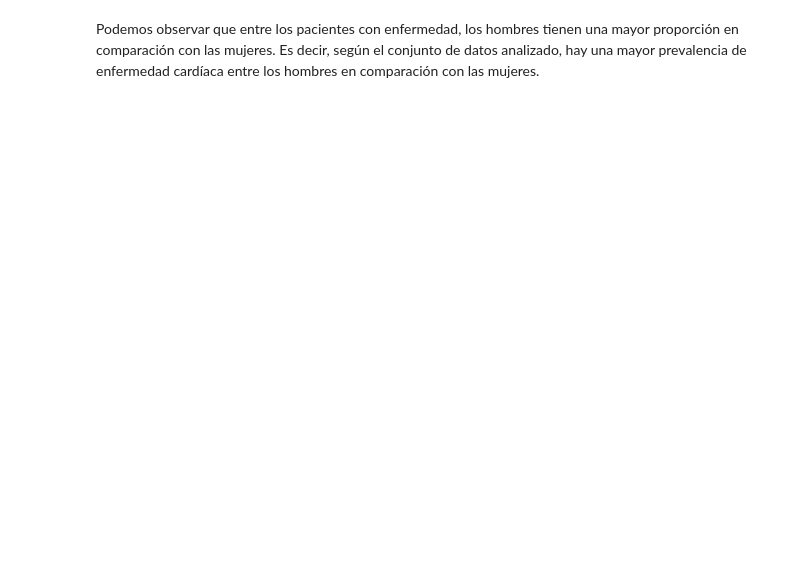
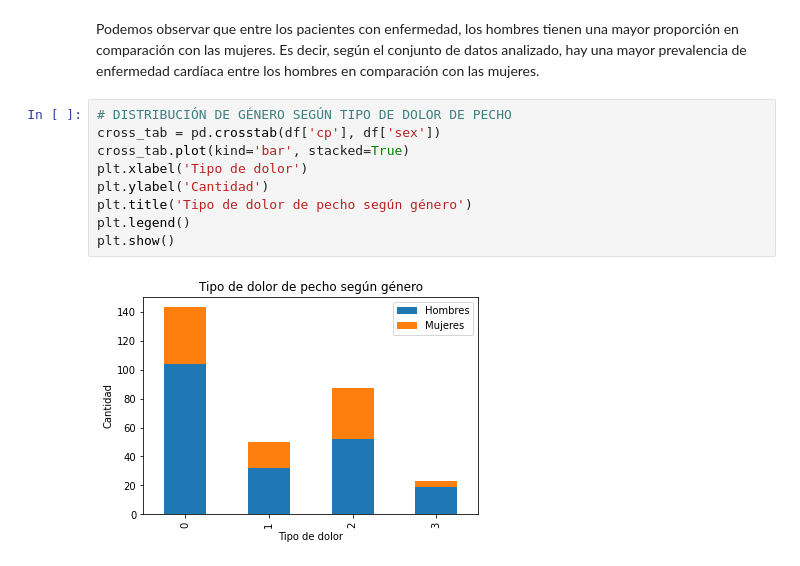
Before and after one commit to MaxiCastello/Grupo-8-PDD-ISPC, a Jupyter notebook: test.ipynb, the cells around one changed output. Drawn from its saved outputs; the diff is of its cells as text; blank space fills up the shorter version.

Commit message:
Distrib edades y dolor de pecho según genero

```diff
--- a/test.ipynb
+++ b/test.ipynb
@@ -147,3 +152,14 @@ plt.show()
 
 Podemos observar que entre los pacientes con enfermedad, los hombres tienen una mayor proporción en comparación con las mujeres.
 Es decir, según el conjunto de datos analizado, hay una mayor prevalencia de enfermedad cardíaca entre los hombres en comparación con las mujeres.
+# %%
+# DISTRIBUCIÓN DE GÉNERO SEGÚN TIPO DE DOLOR DE PECHO
+cross_tab = pd.crosstab(df['cp'], df['sex'])
+cross_tab.plot(kind='bar', stacked=True)
+plt.xlabel('Tipo de dolor')
+plt.ylabel('Cantidad')
+plt.title('Tipo de dolor de pecho según género')
+plt.legend()
+plt.show()
+# %% [output]
+[figure, added]
```
Also changed, not shown: parts of 7 cells of this notebook.
